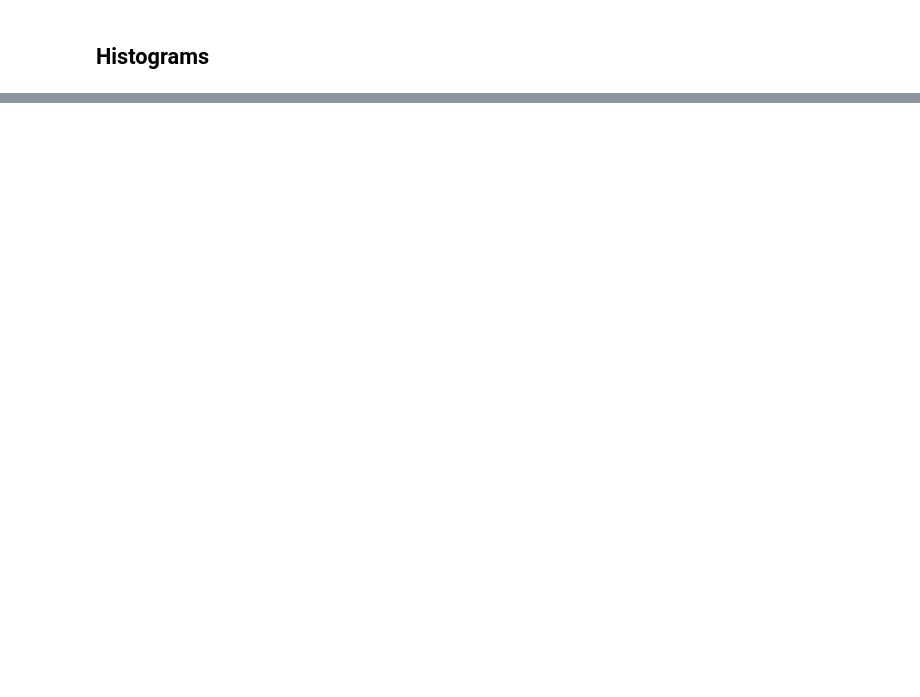
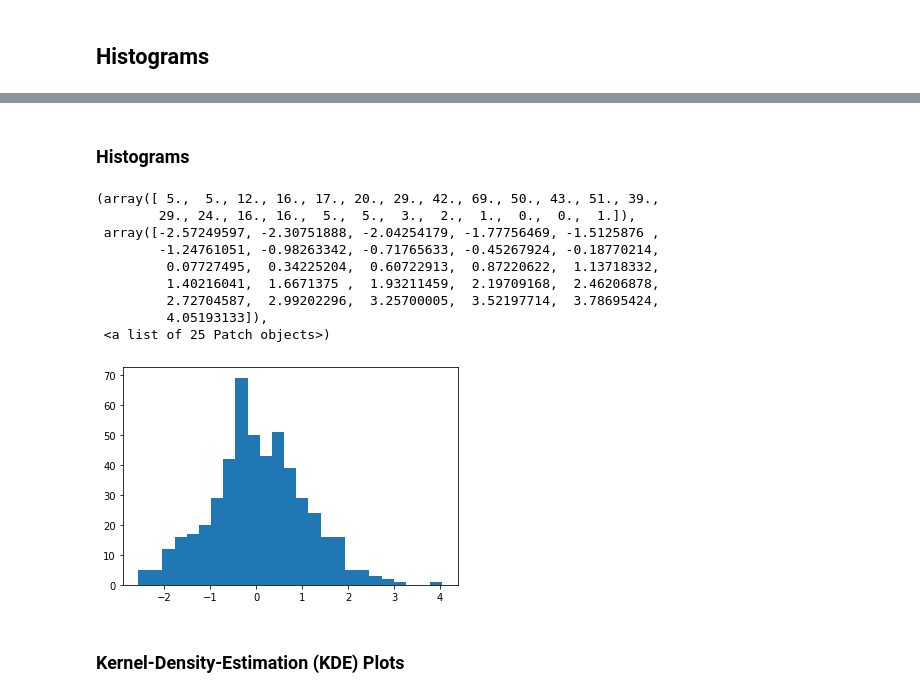
Before and after one commit to salimunlu47/Statistics-with-Python, a Jupyter notebook: Display_of_Statistical_Data.ipynb, the cells around one changed output, grey strips where cells are left out. Saved outputs shown, nothing was run; the diff lists cells and outputs as text; code cells hidden in the pictures; blank space fills up the shorter version.

```diff
--- a/Display_of_Statistical_Data.ipynb
+++ b/Display_of_Statistical_Data.ipynb
@@ -86,0 +119,17 @@ plt.hist(x, bins=25)
+# %% [markdown]
+### Histograms
+# %%
+plt.hist(x, bins=25)
+# %% [output]
+(array([ 5.,  5., 12., 16., 17., 20., 29., 42., 69., 50., 43., 51., 39.,
+        29., 24., 16., 16.,  5.,  5.,  3.,  2.,  1.,  0.,  0.,  1.]),
+ array([-2.57249597, -2.30751888, -2.04254179, -1.77756469, -1.5125876 ,
+        -1.24761051, -0.98263342, -0.71765633, -0.45267924, -0.18770214,
+         0.07727495,  0.34225204,  0.60722913,  0.87220622,  1.13718332,
+         1.40216041,  1.6671375 ,  1.93211459,  2.19709168,  2.46206878,
+         2.72704587,  2.99202296,  3.25700005,  3.52197714,  3.78695424,
+         4.05193133]),
+ <a list of 25 Patch objects>)
+[figure, added]
+# %% [markdown]
+### Kernel-Density-Estimation (KDE) Plots
```
Also changed, not shown: parts of 18 cells of this notebook.
